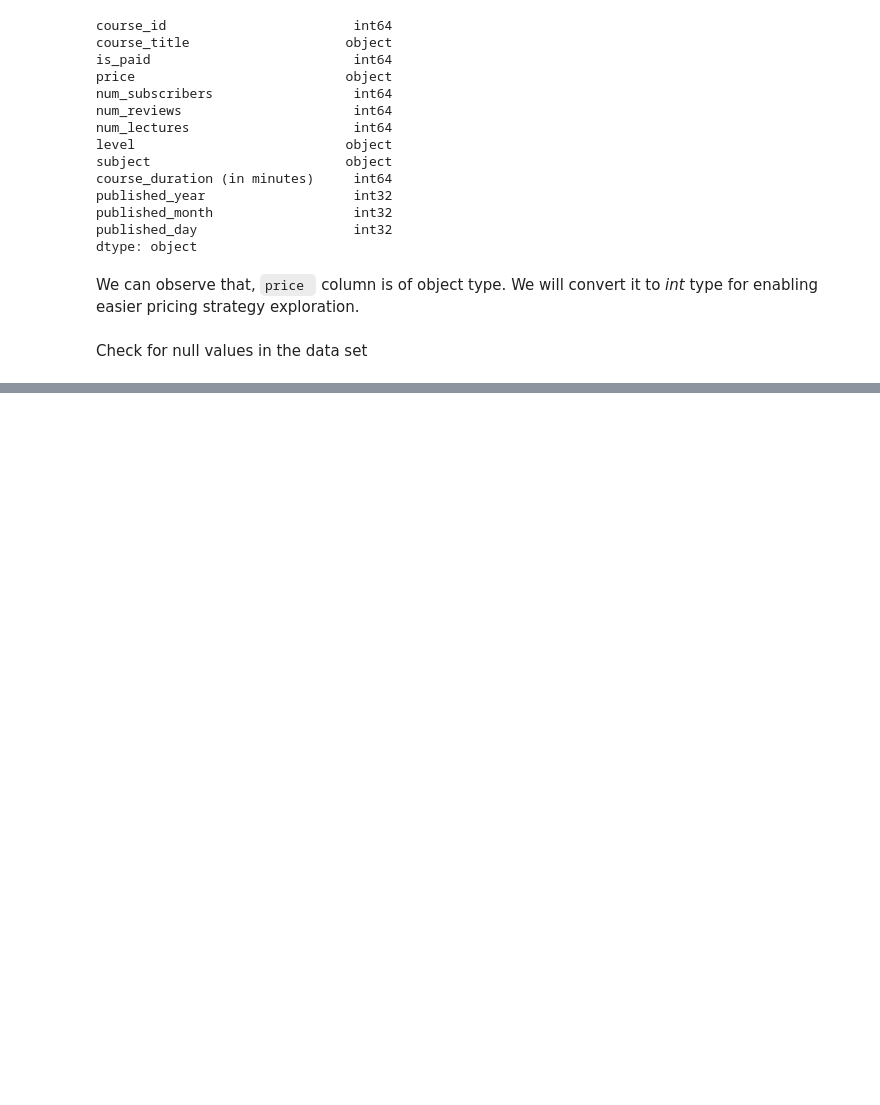
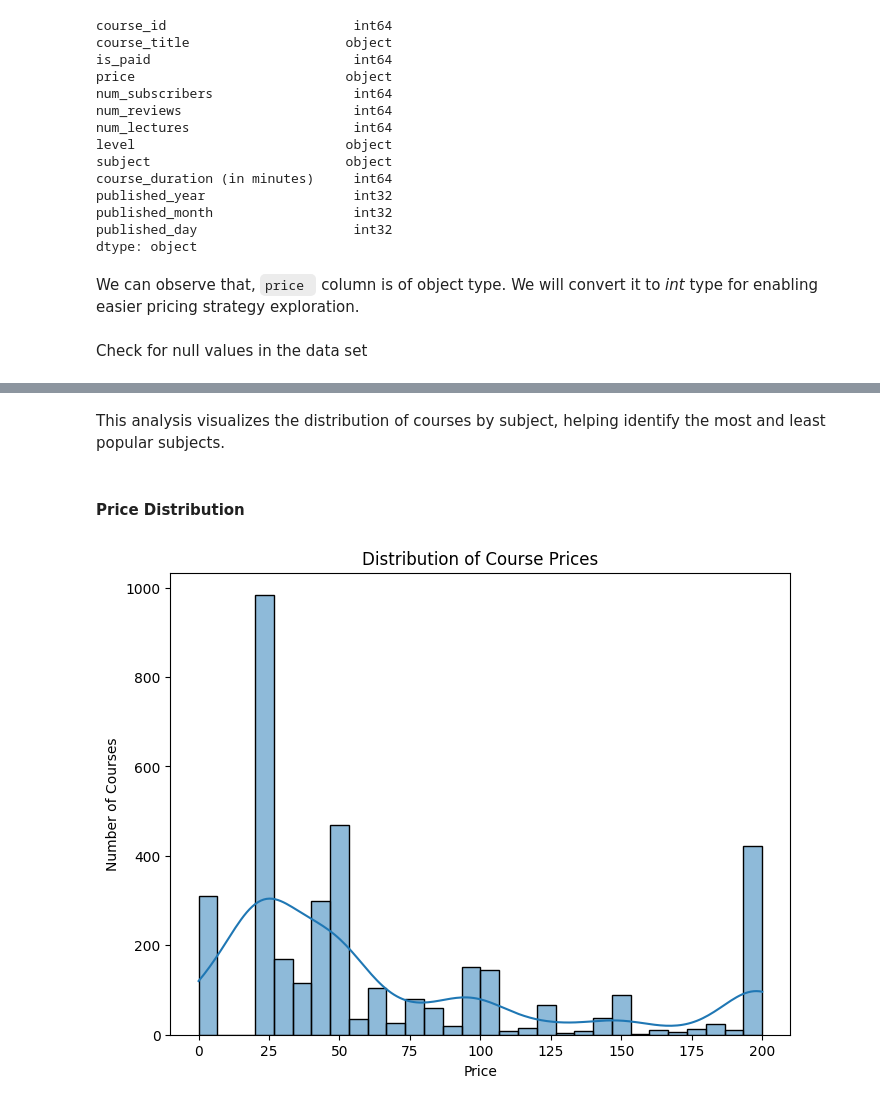
Before and after one commit to Chirag529/Udemy_Courses_Analysis, a Jupyter notebook: main.ipynb, the cells around one changed output, grey strips where cells are left out. Drawn from its saved outputs; the diff is of its cells as text; code cells hidden in the pictures; blank space fills up the shorter version.

```diff
--- a/main.ipynb
+++ b/main.ipynb
@@ -203,0 +248,14 @@ So, there are no null values in our dataset which is kind of a good thing. :)
+# %% [markdown]
+This analysis visualizes the distribution of courses by subject, helping identify the most and least popular subjects.
+# %% [markdown]
+#### Price Distribution
+# %%
+# Visualization of course price distribution
+plt.figure(figsize=(8, 6))
+sns.histplot(df['price'], bins=30, kde=True)
+plt.title('Distribution of Course Prices')
+plt.xlabel('Price')
+plt.ylabel('Number of Courses')
+plt.show()
+# %% [output]
+[figure, added]
```
Also changed, not shown: parts of 29 cells of this notebook.
